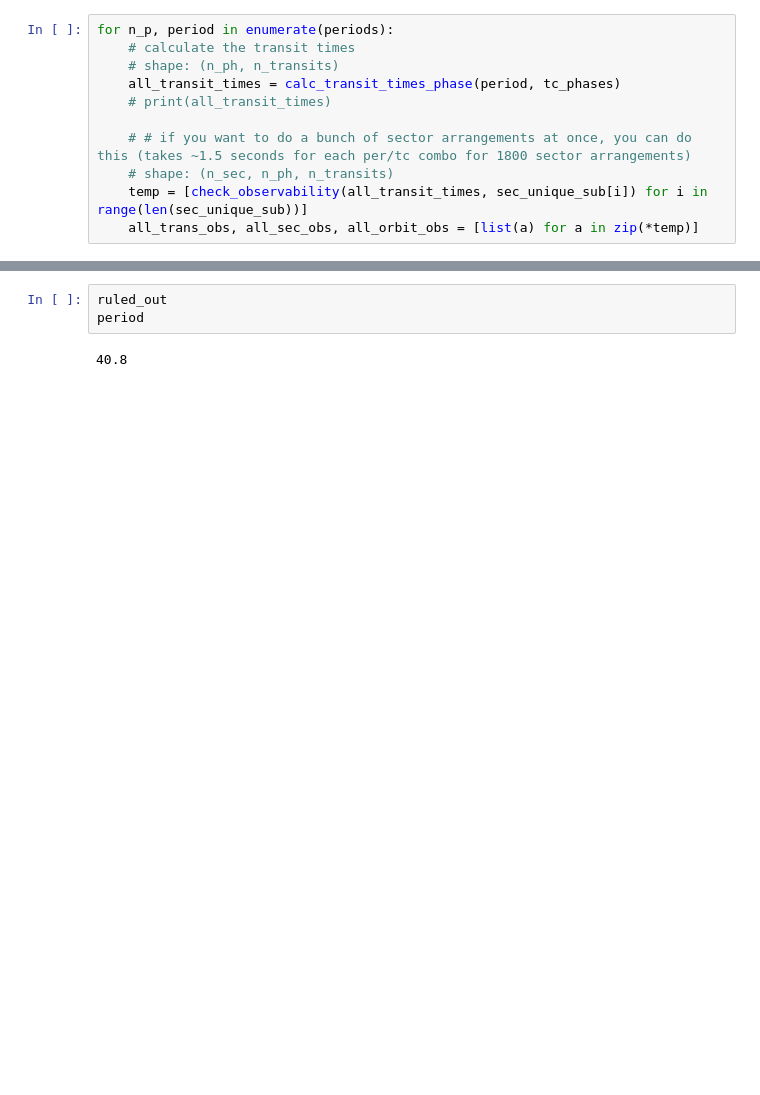
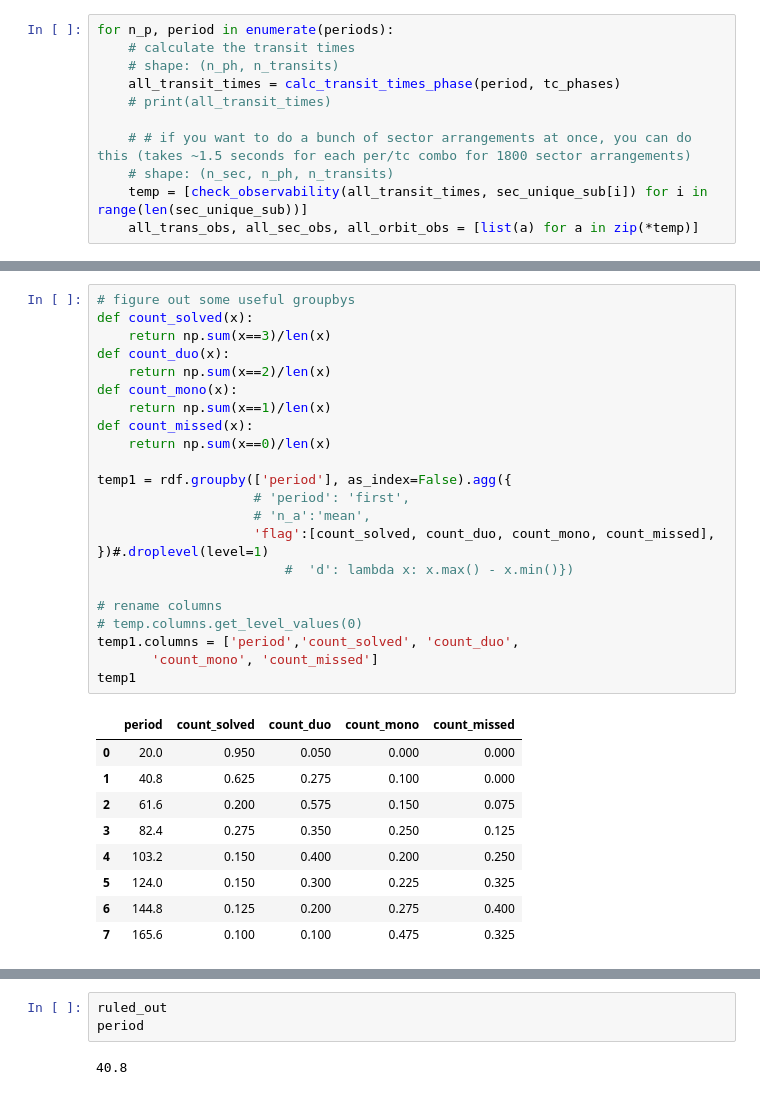
Before and after one commit to rae-holcomb/tess_scheduling, a Jupyter notebook: sandbox2.ipynb, the cells around one changed output, grey strips where cells are left out. Saved outputs shown, nothing was run; the diff lists cells and outputs as text; blank space fills up the shorter version.

```diff
--- a/sandbox2.ipynb
+++ b/sandbox2.ipynb
@@ -1091,0 +1083,32 @@ flag
+# %%
+# figure out some useful groupbys
+def count_solved(x):
+    return np.sum(x==3)/len(x)
+def count_duo(x):
+    return np.sum(x==2)/len(x)
+def count_mono(x):
+    return np.sum(x==1)/len(x)
+def count_missed(x):
+    return np.sum(x==0)/len(x)
+
+temp1 = rdf.groupby(['period'], as_index=False).agg({
+                    # 'period': 'first',
+                    # 'n_a':'mean',
+                    'flag':[count_solved, count_duo, count_mono, count_missed], })#.droplevel(level=1)
+                        #  'd': lambda x: x.max() - x.min()})
+
+# rename columns
+# temp.columns.get_level_values(0)
+temp1.columns = ['period','count_solved', 'count_duo',
+       'count_mono', 'count_missed']
+temp1
+# %% [output]
+|  | period | count_solved | count_duo | count_mono | count_missed |
+| 0 | 20.0 | 0.950 | 0.050 | 0.000 | 0.000 |
+| 1 | 40.8 | 0.625 | 0.275 | 0.100 | 0.000 |
+| 2 | 61.6 | 0.200 | 0.575 | 0.150 | 0.075 |
+| 3 | 82.4 | 0.275 | 0.350 | 0.250 | 0.125 |
+| 4 | 103.2 | 0.150 | 0.400 | 0.200 | 0.250 |
+| 5 | 124.0 | 0.150 | 0.300 | 0.225 | 0.325 |
+| 6 | 144.8 | 0.125 | 0.200 | 0.275 | 0.400 |
+| 7 | 165.6 | 0.100 | 0.100 | 0.475 | 0.325 |
```
Also changed, not shown: parts of 14 cells of this notebook.
